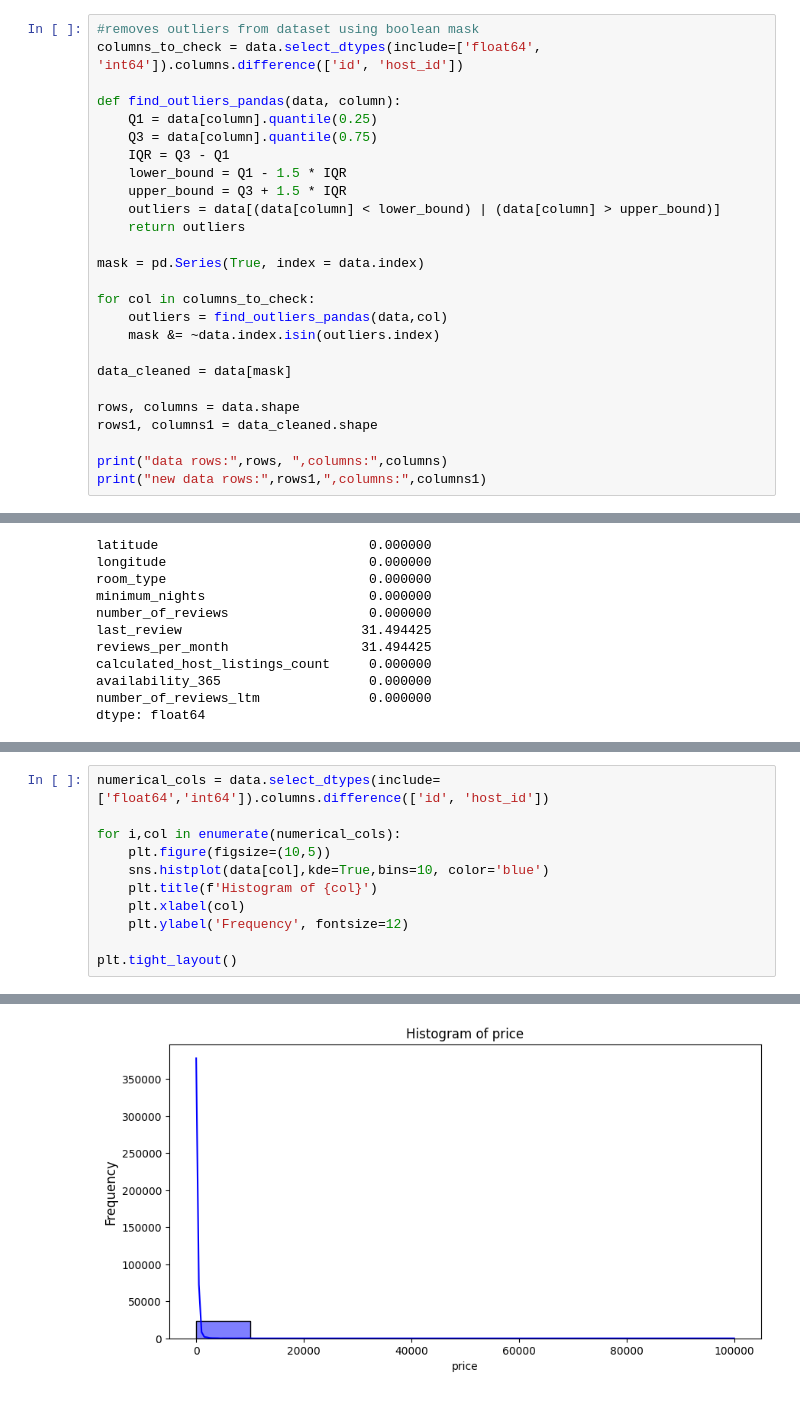
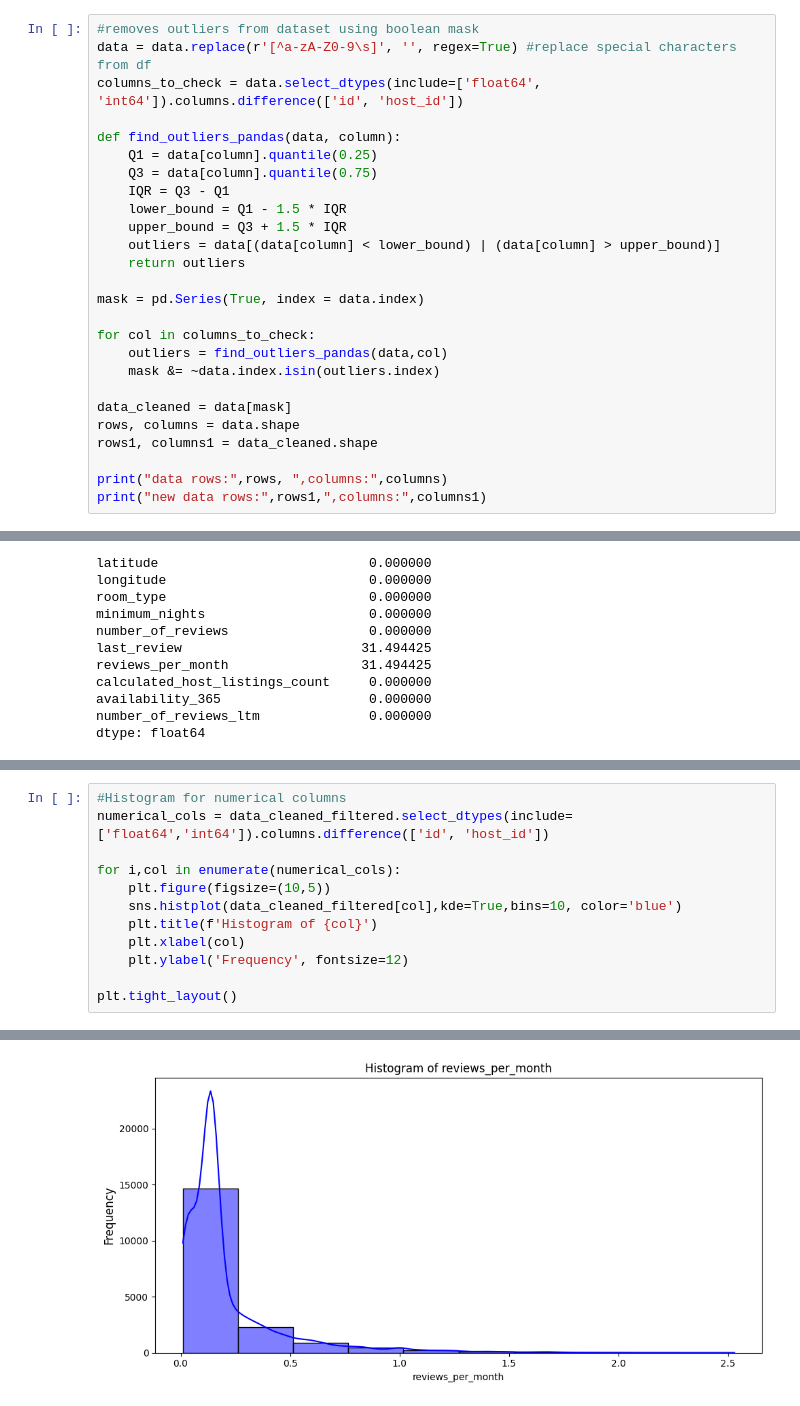
Before and after one commit to iKeiNagai/Data-Science, a Jupyter notebook: data_quality.ipynb, the cells around one changed output, grey strips where cells are left out. Cells and saved outputs as stored; diff of their text form.

```diff
--- a/data_quality.ipynb
+++ b/data_quality.ipynb
@@ -166,6 +166,7 @@ Potential outliers in price : 1437
 Potential outliers in reviews_per_month : 2188
 # %%
 #removes outliers from dataset using boolean mask
+data = data.replace(r'[^a-zA-Z0-9\s]', '', regex=True) #replace special characters from df
 columns_to_check = data.select_dtypes(include=['float64', 'int64']).columns.difference(['id', 'host_id'])
 
 def find_outliers_pandas(data, column):
@@ -184,7 +185,6 @@ for col in columns_to_check:
 	mask &= ~data.index.isin(outliers.index)
 
 data_cleaned = data[mask]
-
 rows, columns = data.shape
 rows1, columns1 = data_cleaned.shape
 
@@ -270,11 +270,12 @@ A value is trying to be set on a copy of a slice from a DataFrame
 See the caveats in the documentation: https://pandas.pydata.org/pandas-docs/stable/user_guide/indexing.html#returning-a-view-versus-a-copy
   data_cleaned_filtered['reviews_per_month'].fillna(data_cleaned_filtered['reviews_per_month'].median(),inplace=True)
 # %%
-numerical_cols = data.select_dtypes(include=['float64','int64']).columns.difference(['id', 'host_id'])
+#Histogram for numerical columns
+numerical_cols = data_cleaned_filtered.select_dtypes(include=['float64','int64']).columns.difference(['id', 'host_id'])
 
 for i,col in enumerate(numerical_cols):
     plt.figure(figsize=(10,5))
-    sns.histplot(data[col],kde=True,bins=10, color='blue')
+    sns.histplot(data_cleaned_filtered[col],kde=True,bins=10, color='blue')
     plt.title(f'Histogram of {col}')
     plt.xlabel(col)
     plt.ylabel('Frequency', fontsize=12)
@@ -291 +292 @@ plt.tight_layout()
-[figure, old version]
+[figure, new version]
```
Also changed, not shown: parts of 4 cells of this notebook.
